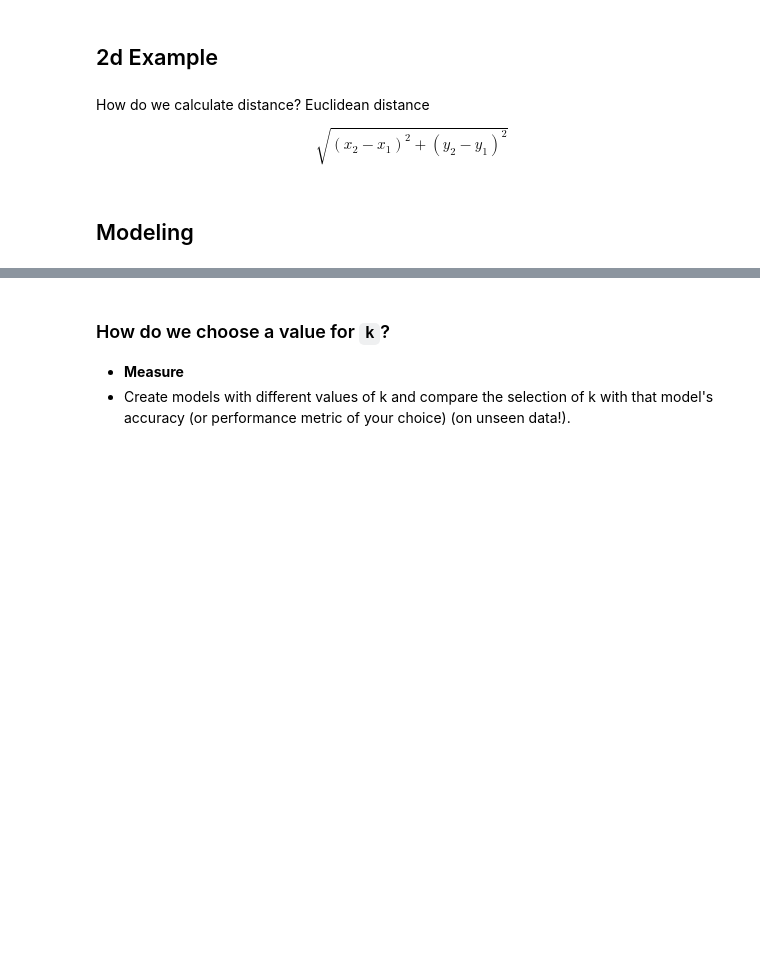
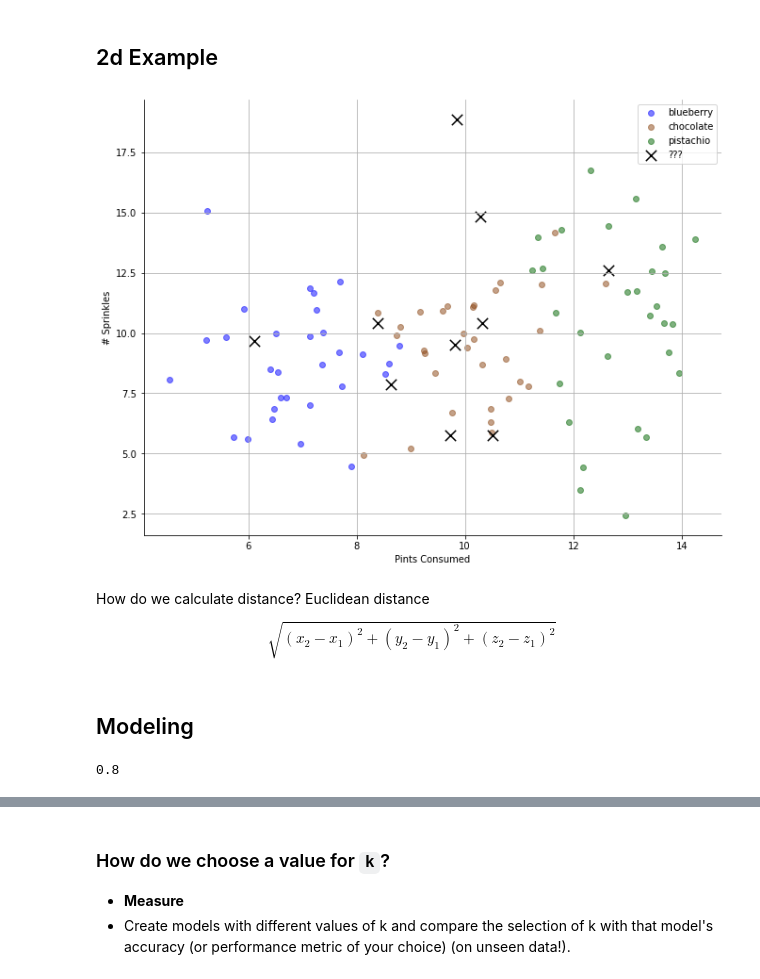
Before and after one commit to CodeupClassroom/florence-classification-exercises, a Jupyter notebook: knn_lesson.ipynb, the cells around one changed output, grey strips where cells are left out. Saved outputs shown, nothing was run; the diff lists cells and outputs as text; code cells hidden in the pictures; blank space fills up the shorter version.

```diff
--- a/knn_lesson.ipynb
+++ b/knn_lesson.ipynb
@@ -78,11 +96,13 @@ util.plot_pints(train, test, plot_test=False)
 # %% [markdown]
 ## 2d Example
 # %%
-util.plot_pints_and_sprinkles(train, test, plot_test=False)
+util.plot_pints_and_sprinkles(train, test, plot_test=True)
+# %% [output]
+[figure, added]
 # %% [markdown]
 How do we calculate distance? Euclidean distance
 
-$$ \sqrt{(x_2 - x_1)^2 + (y_2 - y_1)^2} $$
+$$ \sqrt{(x_2 - x_1)^2 + (y_2 - y_1)^2 + (z_2 - z_1)^2} $$
 # %% [markdown]
 ## Modeling
 # %%
@@ -91,6 +111,8 @@ X_test = test[['pints', 'n_sprinkles']]
 y_train = train.flavor
 y_test = test.flavor
 # %%
-knn = KNeighborsClassifier(n_neighbors=1)
+knn = KNeighborsClassifier(n_neighbors=4)
 knn.fit(X_train, y_train)
-knn.score(X_train, y_train)
+knn.score(X_test, y_test)
+# %% [output]
+0.8
```
Also changed, not shown: parts of 6 cells of this notebook.
